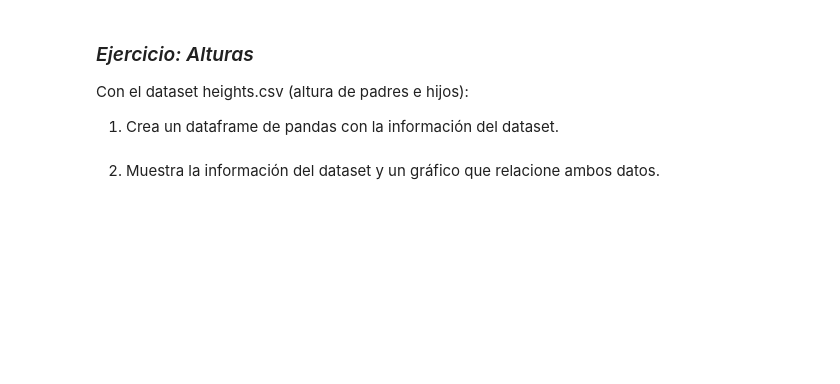
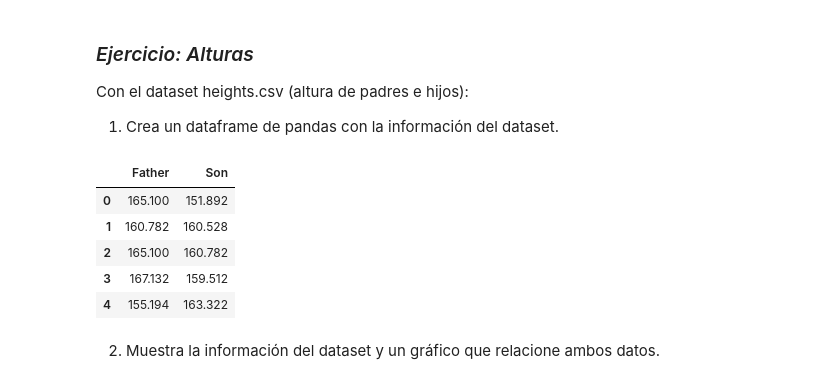
Before and after one commit to MarioBlancosoto/Machin-Learning-Workspace, a Jupyter notebook: ML.2.2. Linear Regression/Supervised_LinearRegression.ipynb, the cells around one changed output. Drawn from its saved outputs; the diff is of its cells as text; code cells hidden in the pictures; blank space fills up the shorter version.

```diff
--- a/ML.2.2. Linear Regression/Supervised_LinearRegression.ipynb
+++ b/ML.2.2. Linear Regression/Supervised_LinearRegression.ipynb
@@ -348,5 +348,15 @@ plt.show()
 Con el dataset heights.csv (altura de padres e hijos):
 
 1. Crea un dataframe de pandas con la información del dataset.
+# %%
+df = pd.read_csv("./data/heights.csv")
+df.head()
+# %% [output]
+|  | Father | Son |
+| 0 | 165.100 | 151.892 |
+| 1 | 160.782 | 160.528 |
+| 2 | 165.100 | 160.782 |
+| 3 | 167.132 | 159.512 |
+| 4 | 155.194 | 163.322 |
 # %% [markdown]
 2. Muestra la información del dataset y un gráfico que relacione ambos datos.
```
Also changed, not shown: parts of 15 cells of this notebook.
